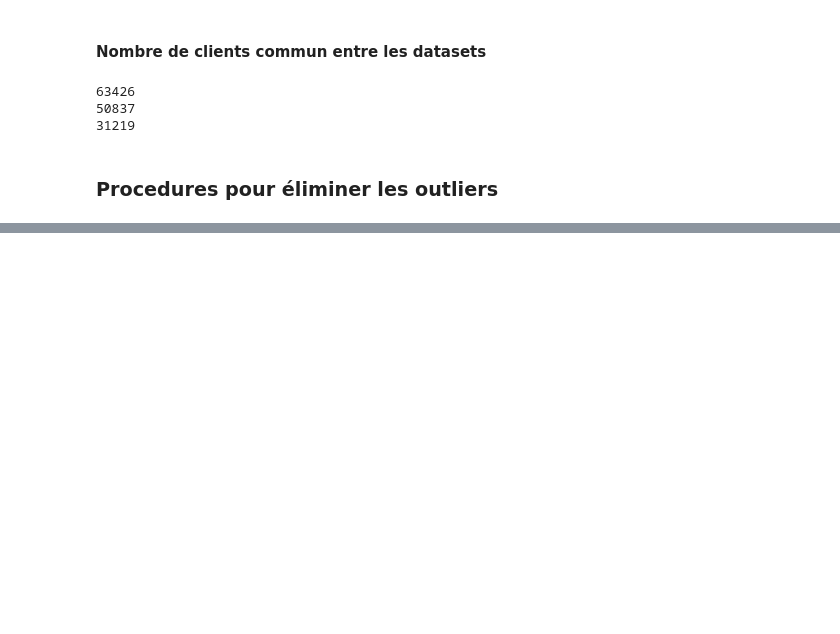
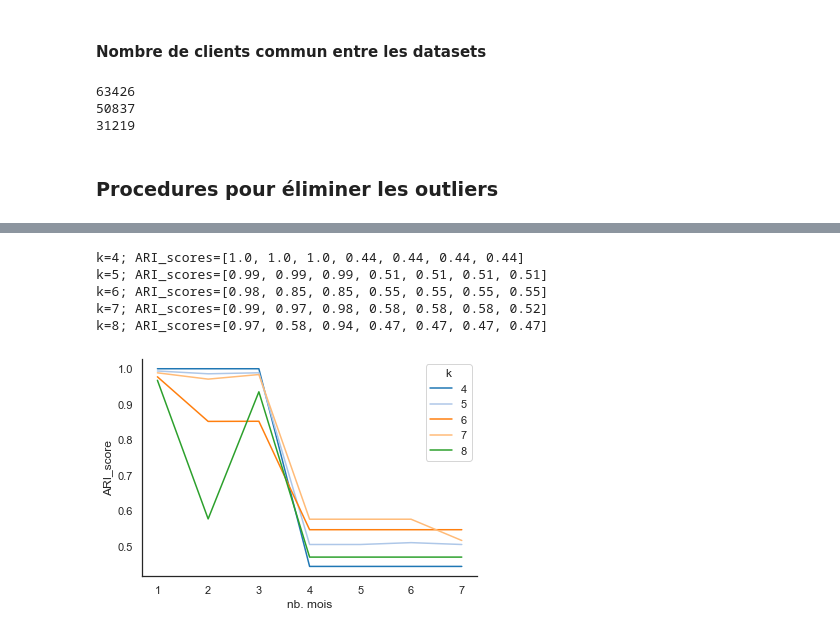
Before and after one commit to mrcreasey/oc-ds-p5-unsupervised-clustering, a Jupyter notebook: P5_03_simulation.ipynb, the cells around one changed output, grey strips where cells are left out. Cells and saved outputs as stored; diff of their text form; code cells hidden in the pictures; blank space fills up the shorter version.

```diff
--- a/P5_03_simulation.ipynb
+++ b/P5_03_simulation.ipynb
@@ -287,0 +460,11 @@ T0.pipe(find_outliers).pipe(drop_outliers).shape
+# %%
+df_ari =test_clusters_stability(df_clients, model,percent_outliers=0.005)
+sns.lineplot(data=df_ari, x='nb. mois', y='ARI_score', hue='k')
+sns.despine()
+# %% [output]
+k=4; ARI_scores=[1.0, 1.0, 1.0, 0.44, 0.44, 0.44, 0.44]
+k=5; ARI_scores=[0.99, 0.99, 0.99, 0.51, 0.51, 0.51, 0.51]
+k=6; ARI_scores=[0.98, 0.85, 0.85, 0.55, 0.55, 0.55, 0.55]
+k=7; ARI_scores=[0.99, 0.97, 0.98, 0.58, 0.58, 0.58, 0.52]
+k=8; ARI_scores=[0.97, 0.58, 0.94, 0.47, 0.47, 0.47, 0.47]
+[figure, added]
```
Also changed, not shown: parts of 28 cells of this notebook.
